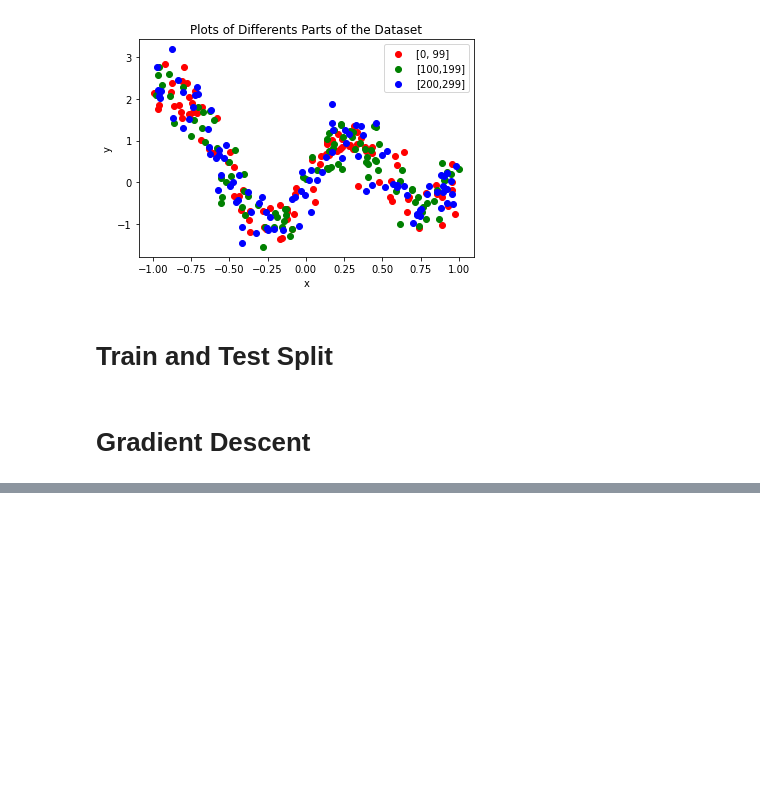
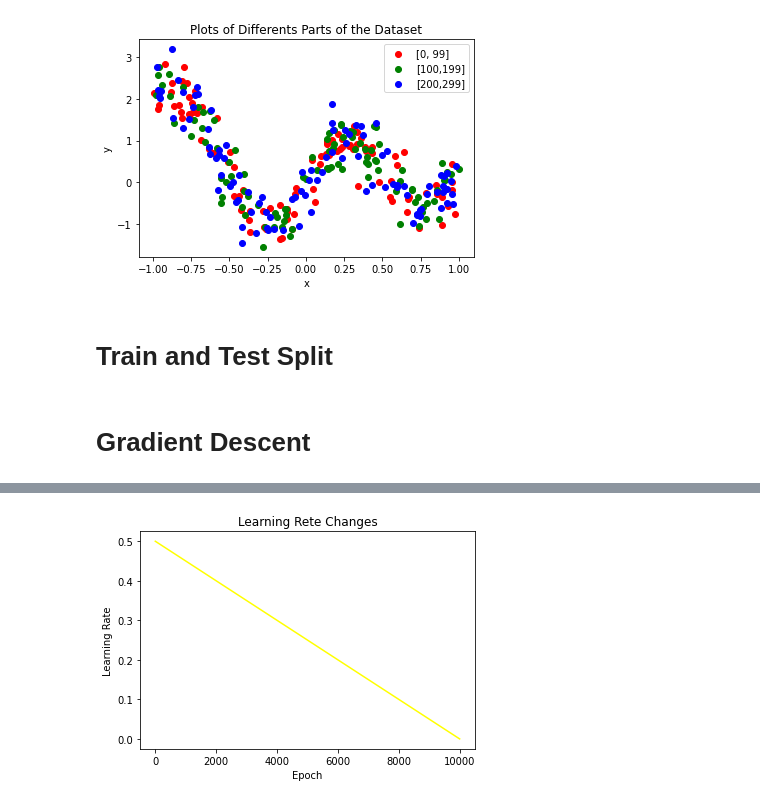
Before and after one commit to AUT-Student/ML-HW1, a Jupyter notebook: Code1/code1.ipynb, the cells around one changed output, grey strips where cells are left out. Saved outputs shown, nothing was run; the diff lists cells and outputs as text; code cells hidden in the pictures; blank space fills up the shorter version.

```diff
--- a/Code1/code1.ipynb
+++ b/Code1/code1.ipynb
@@ -170,0 +219,4 @@ polynomial_gradient_descent.plot_prediction()
+# %%
+polynomial_gradient_descent.plot_learning_rate_value()
+# %% [output]
+[figure, added]
```
Also changed, not shown: parts of 5 cells of this notebook.
